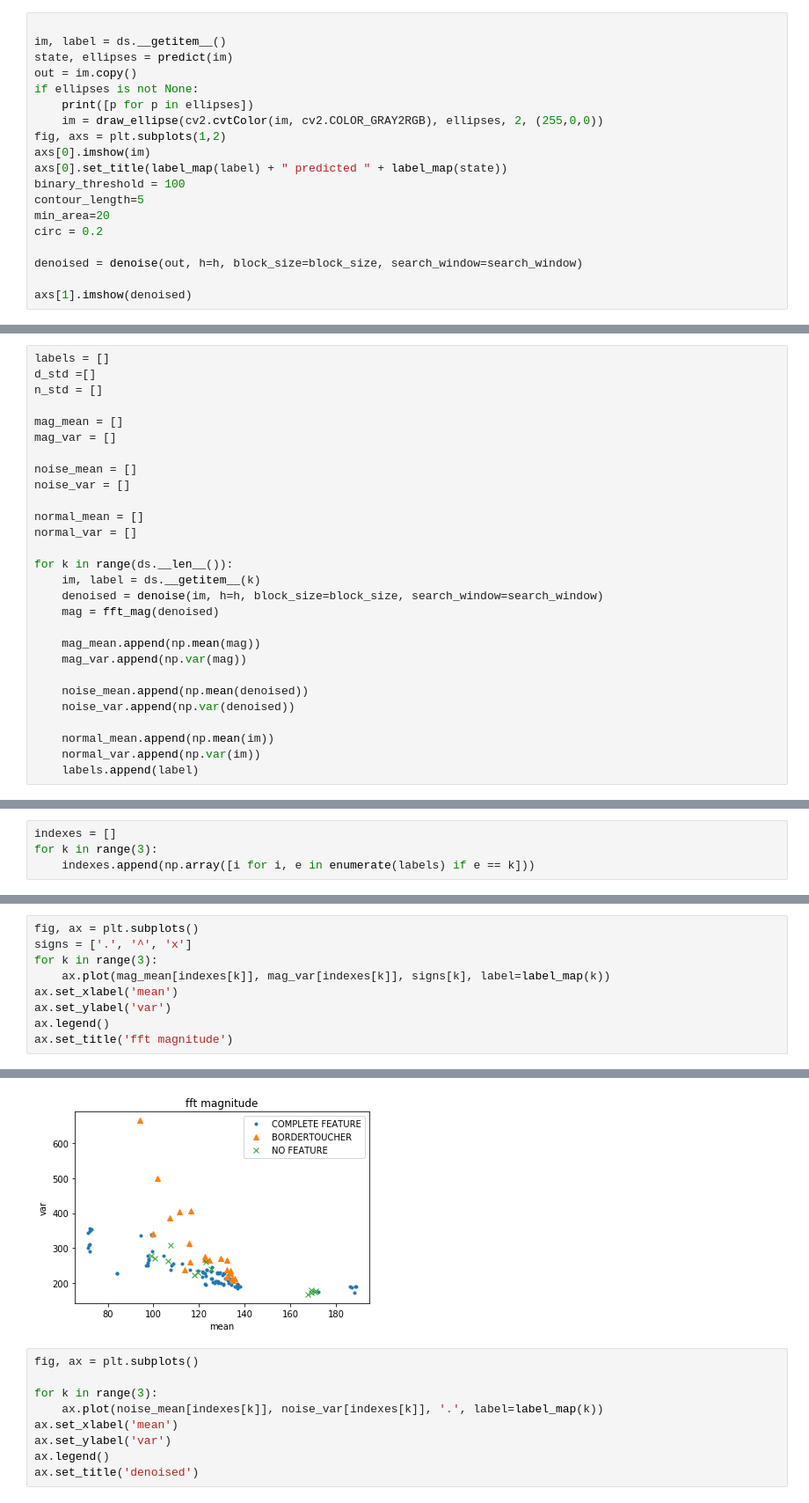
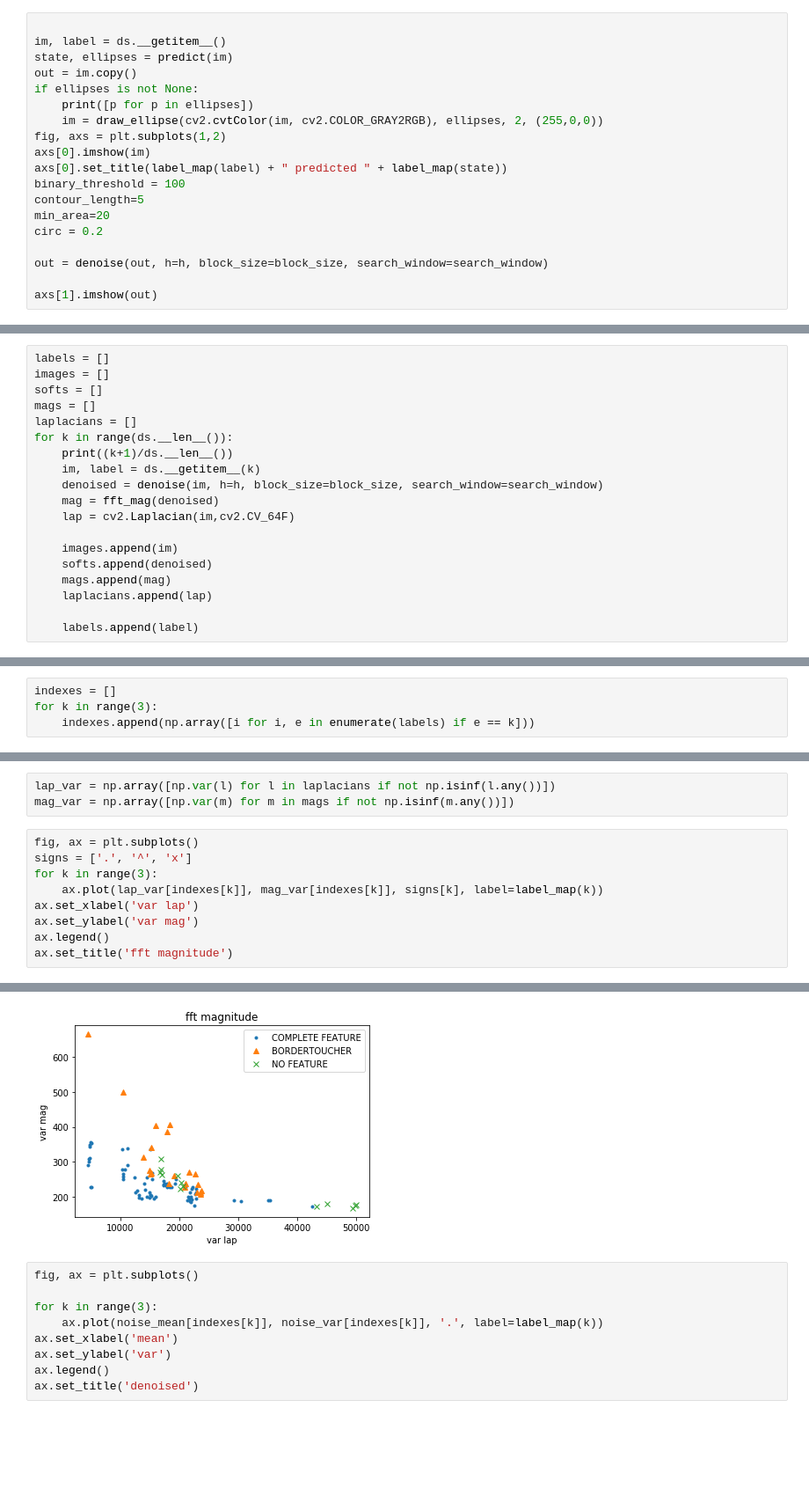
Before and after one commit to MoonVision/zeiss-apollo, a Jupyter notebook: vision/lukas-notebook.ipynb, the cells around one changed output, grey strips where cells are left out. Shown: that part at 88% size. Drawn from its saved outputs; the diff is of its cells as text; blank space fills up the shorter version.

```diff
--- a/vision/lukas-notebook.ipynb
+++ b/vision/lukas-notebook.ipynb
@@ -207,7 +205,7 @@ contour_length=5
 min_area=20
 circ = 0.2
 
-denoised = denoise(out, h=h, block_size=block_size, search_window=search_window)
+out = denoise(out, h=h, block_size=block_size, search_window=search_window)
 
-axs[1].imshow(denoised)
+axs[1].imshow(out)
 # %% [output]
@@ -220,29 +218,20 @@ np.std(denoised)
 49.40248073403462
 # %%
 labels = []
-d_std =[]
-n_std = []
-
-mag_mean = []
-mag_var = []
-
-noise_mean = []
-noise_var = []
-
-normal_mean = []
-normal_var = []
-
+images = []
+softs = []
+mags = []
+laplacians = []
 for k in range(ds.__len__()):
+    print((k+1)/ds.__len__())
     im, label = ds.__getitem__(k)
     denoised = denoise(im, h=h, block_size=block_size, search_window=search_window)
     mag = fft_mag(denoised)
+    lap = cv2.Laplacian(im,cv2.CV_64F)
 
-    mag_mean.append(np.mean(mag))
-    mag_var.append(np.var(mag))
+    images.append(im)
+    softs.append(denoised)
+    mags.append(mag)
+    laplacians.append(lap)
 
-    noise_mean.append(np.mean(denoised))
-    noise_var.append(np.var(denoised))
-
-    normal_mean.append(np.mean(im))
-    normal_var.append(np.var(im))
     labels.append(label)
@@ -262,15 +283,18 @@ for k in range(3):
+# %%
+lap_var = np.array([np.var(l) for l in laplacians if not np.isinf(l.any())])
+mag_var = np.array([np.var(m) for m in mags if not np.isinf(m.any())])
 # %%
 fig, ax = plt.subplots()
 signs = ['.', '^', 'x']
 for k in range(3):
-    ax.plot(mag_mean[indexes[k]], mag_var[indexes[k]], signs[k], label=label_map(k))
-ax.set_xlabel('mean')
-ax.set_ylabel('var')
+    ax.plot(lap_var[indexes[k]], mag_var[indexes[k]], signs[k], label=label_map(k))
+ax.set_xlabel('var lap')
+ax.set_ylabel('var mag')
 ax.legend()
 ax.set_title('fft magnitude')
 # %% [output]
 Text(0.5, 1.0, 'fft magnitude')
-[figure, old version]
+[figure, new version]
 # %%
 fig, ax = plt.subplots()
 
```
Also changed, not shown: parts of 9 cells of this notebook, 1 other file.
